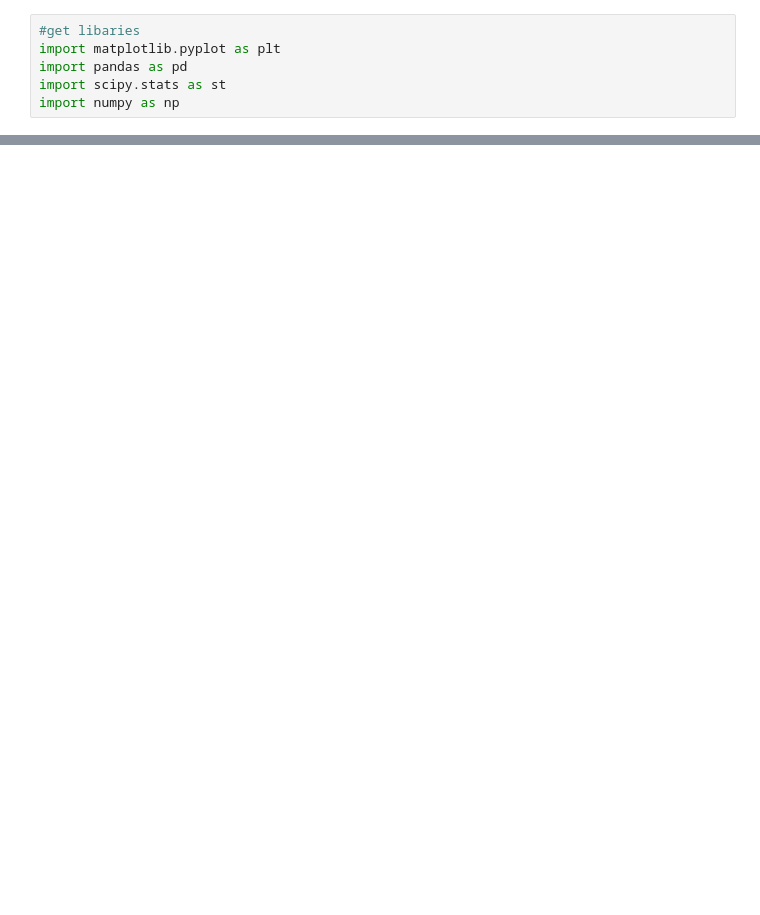
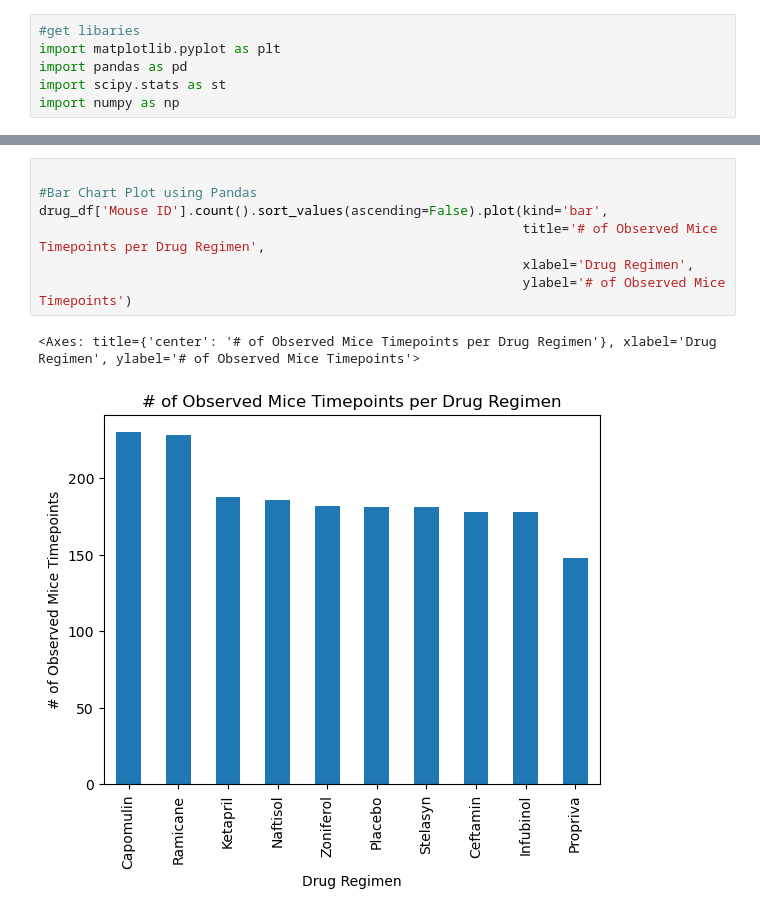
Before and after one commit to jroelofsz/data-visualization, a Jupyter notebook: Pymaceuticals/pymaceuticals.ipynb, the cells around one changed output, grey strips where cells are left out. Cells and saved outputs as stored; diff of their text form; blank space fills up the shorter version.

```diff
--- a/Pymaceuticals/pymaceuticals.ipynb
+++ b/Pymaceuticals/pymaceuticals.ipynb
@@ -80 +91,11 @@ agg_summary_stats
+# %%
+
+#Bar Chart Plot using Pandas
+drug_df['Mouse ID'].count().sort_values(ascending=False).plot(kind='bar',
+                                                              title='# of Observed Mice Timepoints per Drug Regimen',
+                                                              xlabel='Drug Regimen',
+                                                              ylabel='# of Observed Mice Timepoints')
+# %% [output]
+<Axes: title={'center': '# of Observed Mice Timepoints per Drug Regimen'}, xlabel='Drug Regimen', ylabel='# of Observed Mice Timepoints'>
+[figure, added]
 # %%
```
Also changed, not shown: parts of 16 cells of this notebook.
